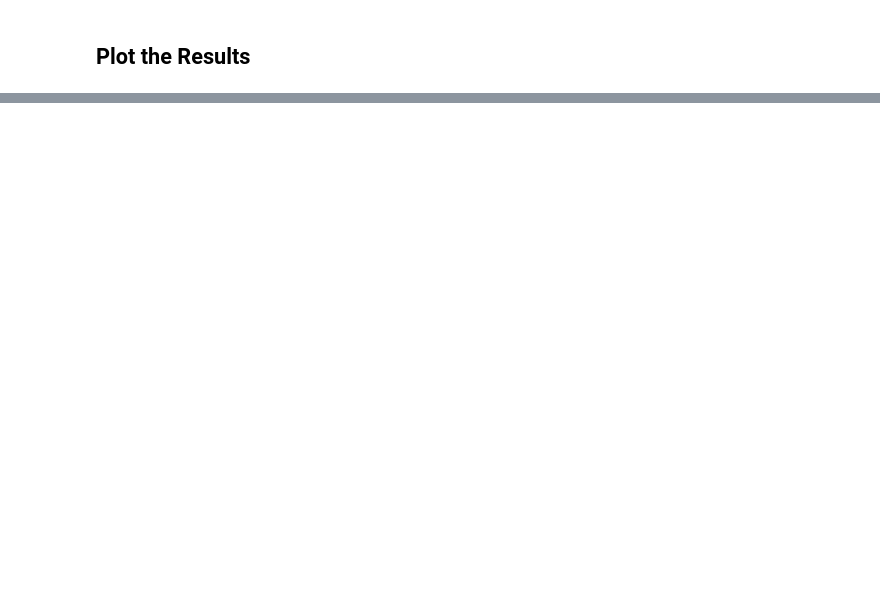
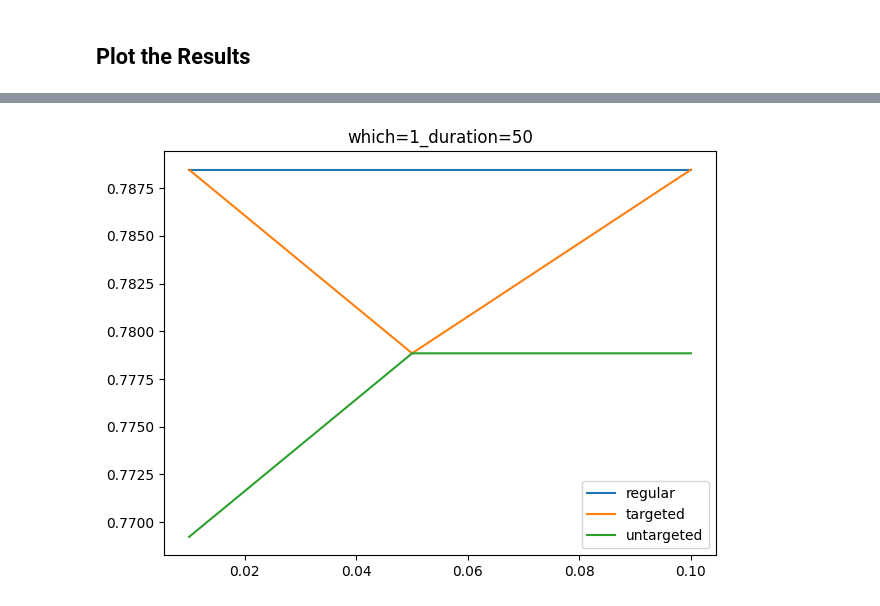
Before and after one commit to fnestaas/IRMM_project, a Jupyter notebook: report.ipynb, the cells around one changed output, grey strips where cells are left out. Saved outputs shown, nothing was run; the diff lists cells and outputs as text; code cells hidden in the pictures; blank space fills up the shorter version.

```diff
--- a/report.ipynb
+++ b/report.ipynb
@@ -9,6 +11,7 @@ import subprocess
 from pathlib import Path
 from matplotlib import pyplot as plt
 import json
+import optuna
 
-prefix = 'experiments/'
+prefix = 'experiments_3/'
 adv_dir = 'attacks/'
@@ -47,13 +267,21 @@ Parameters of the attack:
 # %%
 # for each model, make a number of attacks
 # To that end, make a subfolder "attacks" for each of the models
+
+# ref = (f'{prefix}/which=4_duration=150', "attacks/attack_type='targeted'_perturbation_size=0.01/")
+ref = None
+
 for name in model_params.keys():
     attack_types = ['targeted', 'untargeted']
-    perturbation_sizes = [.01, .05, .1]
+    perturbation_sizes = [.05, .1] # [.01, .05, .1]
 
     attack_params = {
         f'{adv_dir}{attack_type=}_{perturbation_size=}/': {'attack_type': attack_type, 'perturbation_size': perturbation_size}
         for attack_type in attack_types for perturbation_size in perturbation_sizes
     }
     for attack_name, v in attack_params.items():
-        subprocess.run(['python', 'attack.py'] + make_args(v) + ['--source_directory', name, '--target_directory', attack_name])
+        if later_experiment((name, attack_name), ref):
+            print('doing', (name, attack_name))
+            subprocess.run(['python', 'attack.py'] + make_args(v) + ['--source_directory', name, '--target_directory', attack_name])
+        else:
+            print('skipped', (name, attack_name))
@@ -62,33 +312,42 @@ for name in model_params.keys():
 # %%
 # For each model, plot the accuracy against perturbation size, both targeted and untargeted
 cwd = Path().cwd()
-model_name = 'max'
+model = 'max'
 for experiment in model_params.keys():
-    # get accuracy and adv accuracy
-    dir = cwd / experiment
-    if model_name == 'max':
-        model_name = max([str(i) for i in dir.iterdir()])
-    dir = dir / model_name
-    with open(str(dir / 'stats.json')) as f:
-        stats = json.load(f)
-    acc = stats['acc']
-    attack_dir = dir / 'attacks'
-    adv_accs = {'targeted': [], 'untargeted': []}
-    for attack in attack_dir.iterdir():
-        with open(str(attack / 'adv_stats.json')) as f:
-            adv_stats = json.load(f)
-        adv_acc = adv_stats['acc']
-        if 'untargeted' in str(attack):
-            adv_accs['untargeted'].append(adv_acc)
-        else:
-            adv_accs['targeted'].append(adv_acc)
+    try:
+        # get accuracy and adv accuracy
+        dir = cwd / experiment
+        if model == 'max':
+            model_name = max([str(i) for i in dir.iterdir()])
+        dir = dir / model_name
+        print(dir)
+        with open(str(dir / 'stats.json')) as f:
+            stats = json.load(f)
+        acc = stats['acc']
+        attack_dir = dir / 'attacks'
+        adv_accs = {'targeted': [], 'untargeted': []}
+        for attack in attack_dir.iterdir():
+            with open(str(attack / 'adv_stats.json')) as f:
+                adv_stats = json.load(f)
+            adv_acc = adv_stats['acc']
+            size = float(str(attack).split('=')[-1])
+            print(size)
+            if 'untargeted' in str(attack):
+                adv_accs['untargeted'].append(adv_acc)
+            else:
+                adv_accs['targeted'].append(adv_acc)
 
-    # make the plot
-    fig, ax = plt.subplots(1, 1)
-    ax.plot(perturbation_sizes, [acc] * len(perturbation_sizes), label='regular')
-    ax.plot(perturbation_sizes, adv_accs['targeted'], label='targeted')
-    ax.plot(perturbation_sizes, adv_accs['untargeted'], label='untargeted')
-    ax.legend()
-    ax.set_title(experiment)
-    fig.tight_layout()
-    fig.savefig(str(dir / 'accuracies.png'))
+        # make the plot
+        fig, ax = plt.subplots(1, 1)
+        ax.plot(perturbation_sizes, [acc] * len(perturbation_sizes), label='regular')
+        ax.plot(perturbation_sizes, adv_accs['targeted'], label='targeted')
+        ax.plot(perturbation_sizes, adv_accs['untargeted'], label='untargeted')
+        ax.legend()
+        title = experiment.replace(prefix, '')
+        ax.set_title(title)
+        fig.tight_layout()
+        fig.savefig(str(dir / 'accuracies.png'))
+        fig.savefig(f'plots/{title}')
+    except:
+        pass
+# %% [output]
@@ -94,0 +371 @@ for experiment in model_params.keys():
+[figure, added]
```
Also changed, not shown: parts of 12 cells of this notebook, 7 other files.
